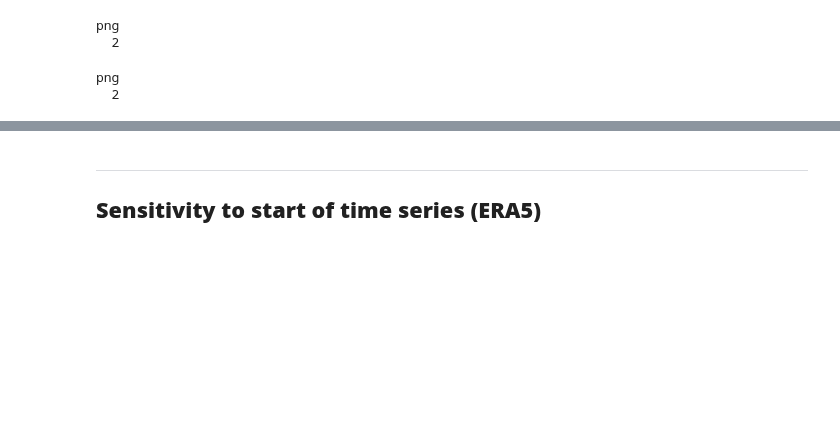
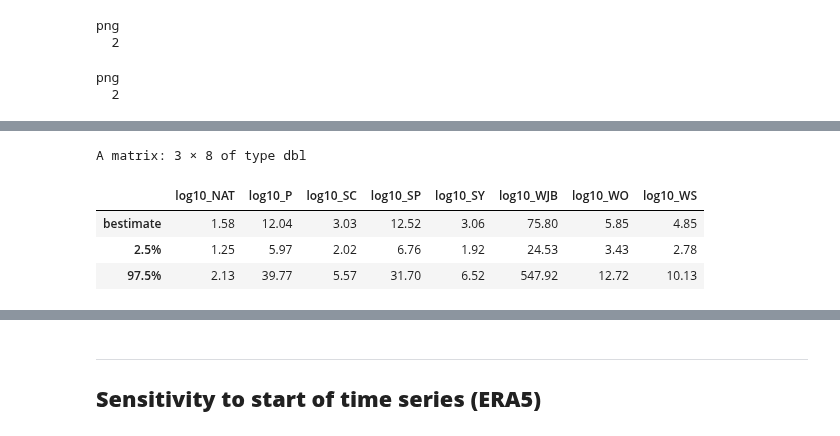
Before and after one commit to clairbarnes/wwa-archive, a Jupyter notebook: 23-12_canada-wildfires-2023/canada-wildfires-2023_0R_trend-fitting.ipynb, the cells around one changed output, grey strips where cells are left out. Saved outputs shown, nothing was run; the diff lists cells and outputs as text; code cells hidden in the pictures; blank space fills up the shorter version.

```diff
--- a/23-12_canada-wildfires-2023/canada-wildfires-2023_0R_trend-fitting.ipynb
+++ b/23-12_canada-wildfires-2023/canada-wildfires-2023_0R_trend-fitting.ipynb
@@ -80,0 +104,8 @@ png
+# %%
+round(sapply(boots, "[", "return_period",)[,(9:16)], 2)
+# %% [output]
+A matrix: 3 × 8 of type dbl
+|  | log10_NAT | log10_P | log10_SC | log10_SP | log10_SY | log10_WJB | log10_WO | log10_WS |
+| bestimate | 1.58 | 12.04 | 3.03 | 12.52 | 3.06 | 75.80 | 5.85 | 4.85 |
+| 2.5% | 1.25 | 5.97 | 2.02 | 6.76 | 1.92 | 24.53 | 3.43 | 2.78 |
+| 97.5% | 2.13 | 39.77 | 5.57 | 31.70 | 6.52 | 547.92 | 12.72 | 10.13 |
```
Also changed, not shown: parts of 24 cells of this notebook, 1 other file.
